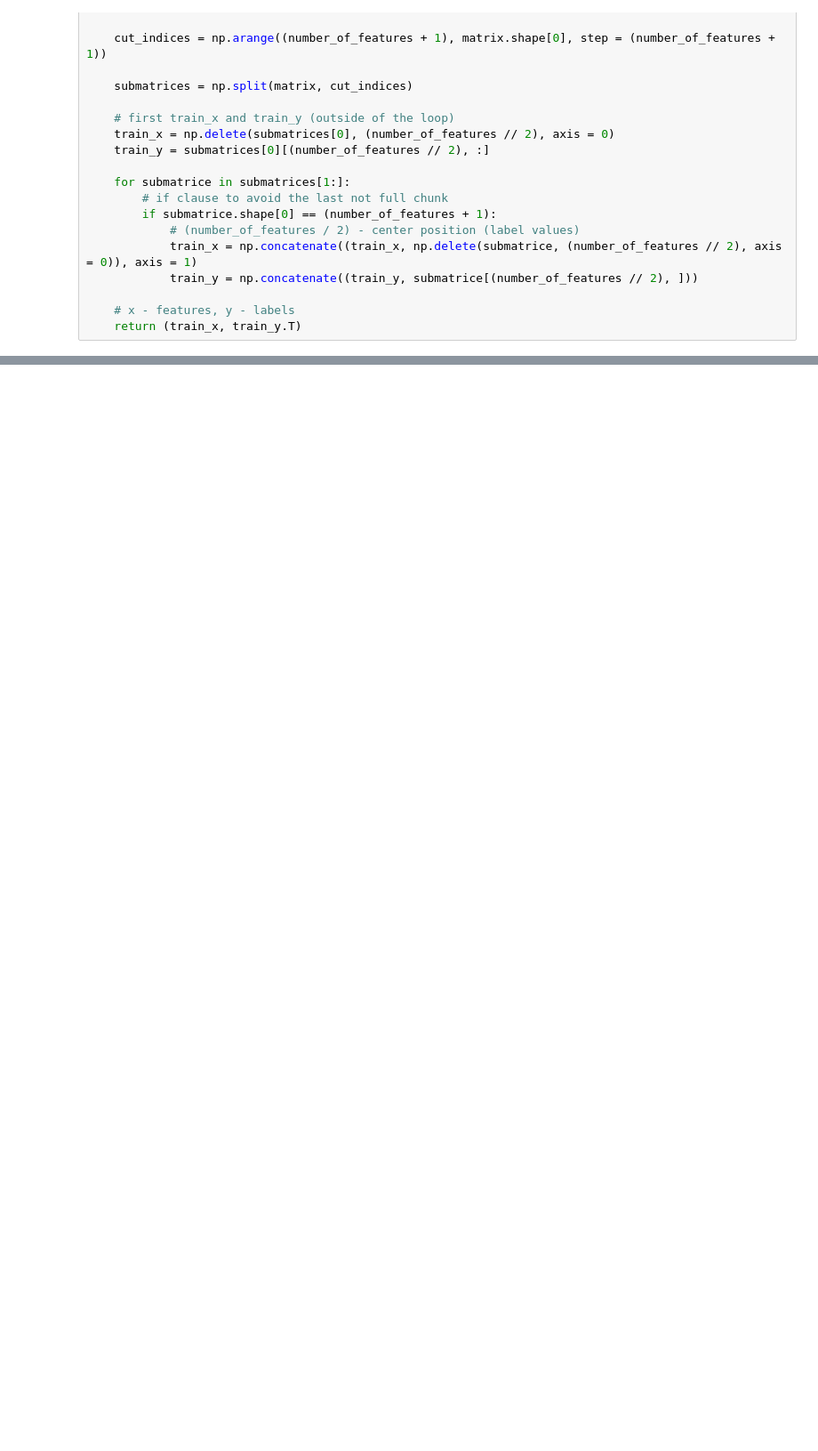
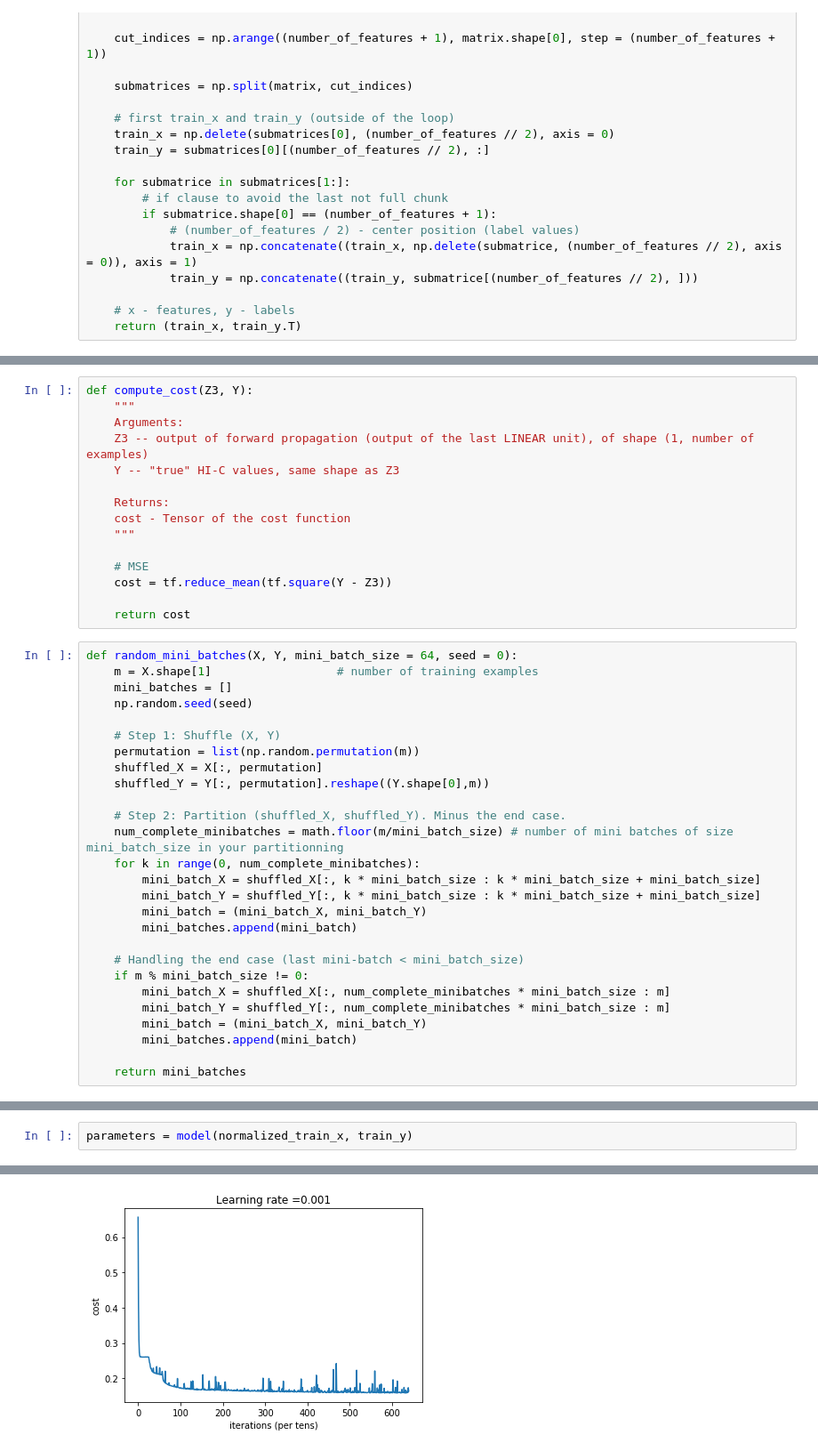
Before and after one commit to Khrameeva-Lab/DeepLearningHiC, a Jupyter notebook: DeepLearningHiC.ipynb, the cells around one changed output, grey strips where cells are left out. Shown: that part at 89% size. Drawn from its saved outputs; the diff is of its cells as text; blank space fills up the shorter version.

```diff
--- a/DeepLearningHiC.ipynb
+++ b/DeepLearningHiC.ipynb
@@ -304,0 +349,42 @@ def forward_propagation(X, parameters):
+# %%
+def compute_cost(Z3, Y):
+    """
+    Arguments:
+    Z3 -- output of forward propagation (output of the last LINEAR unit), of shape (1, number of examples)
+    Y -- "true" HI-C values, same shape as Z3
+
+    Returns:
+    cost - Tensor of the cost function
+    """
+
+    # MSE
+    cost = tf.reduce_mean(tf.square(Y - Z3))
+
+    return cost
+# %%
+def random_mini_batches(X, Y, mini_batch_size = 64, seed = 0):
+    m = X.shape[1]                  # number of training examples
+    mini_batches = []
+    np.random.seed(seed)
+
+    # Step 1: Shuffle (X, Y)
+    permutation = list(np.random.permutation(m))
+    shuffled_X = X[:, permutation]
+    shuffled_Y = Y[:, permutation].reshape((Y.shape[0],m))
+
+    # Step 2: Partition (shuffled_X, shuffled_Y). Minus the end case.
+    num_complete_minibatches = math.floor(m/mini_batch_size) # number of mini batches of size mini_batch_size in your partitionning
+    for k in range(0, num_complete_minibatches):
+        mini_batch_X = shuffled_X[:, k * mini_batch_size : k * mini_batch_size + mini_batch_size]
+        mini_batch_Y = shuffled_Y[:, k * mini_batch_size : k * mini_batch_size + mini_batch_size]
+        mini_batch = (mini_batch_X, mini_batch_Y)
+        mini_batches.append(mini_batch)
+
+    # Handling the end case (last mini-batch < mini_batch_size)
+    if m % mini_batch_size != 0:
+        mini_batch_X = shuffled_X[:, num_complete_minibatches * mini_batch_size : m]
+        mini_batch_Y = shuffled_Y[:, num_complete_minibatches * mini_batch_size : m]
+        mini_batch = (mini_batch_X, mini_batch_Y)
+        mini_batches.append(mini_batch)
+
+    return mini_batches
@@ -304,0 +467,3 @@ def forward_propagation(X, parameters):
+# %%
+parameters = model(normalized_train_x, train_y)
+# %% [output]
@@ -304,0 +487 @@ def forward_propagation(X, parameters):
+[figure, added]
```
Also changed, not shown: parts of 20 cells of this notebook.
